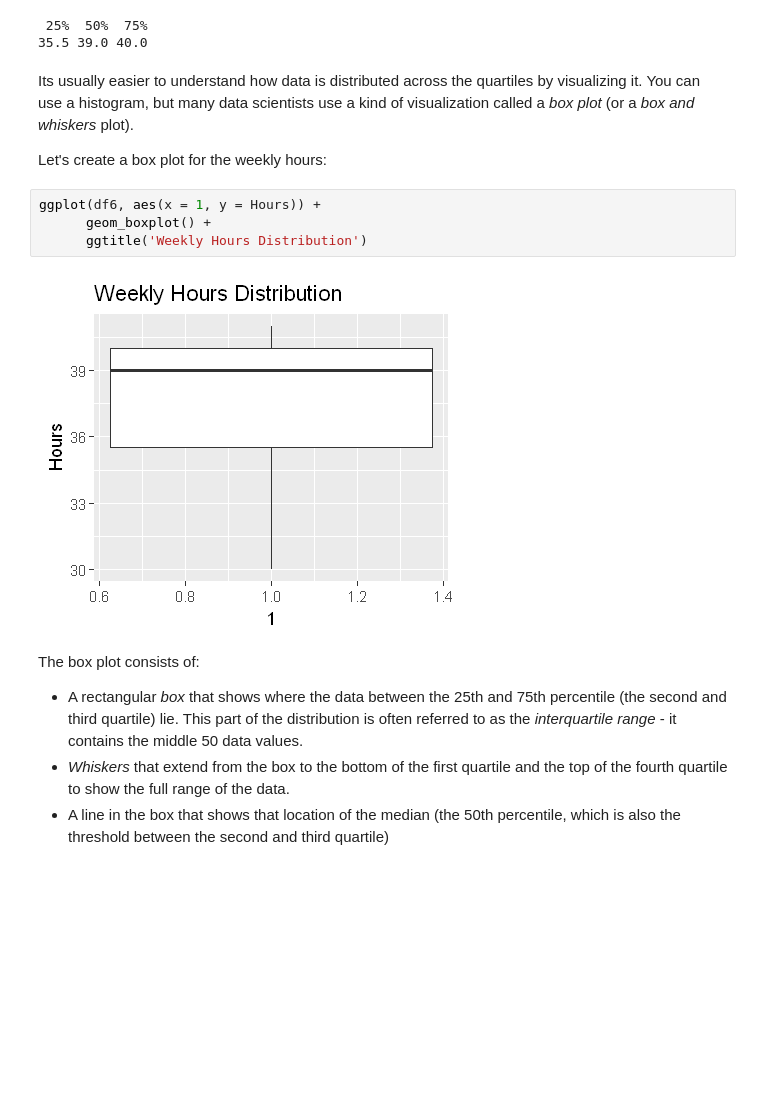
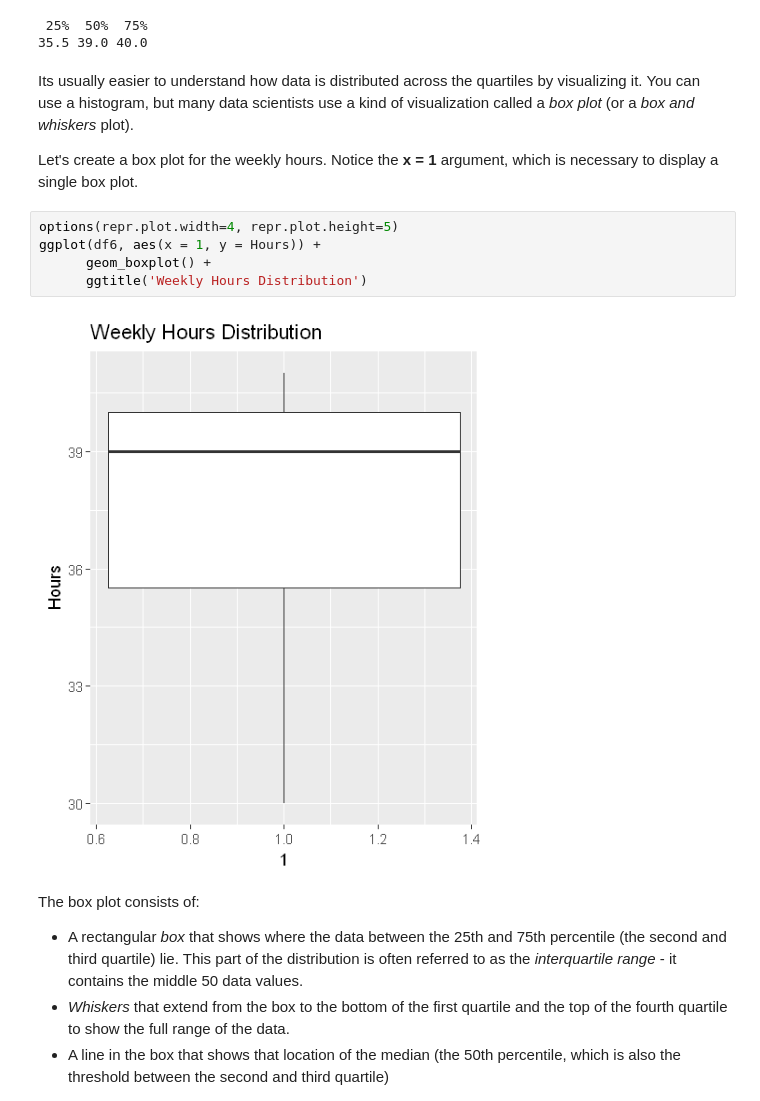
Before and after one commit to rsmct2011/Essential-Math-R, a Jupyter notebook: Module04/04-02-Statistics Fundamentals.ipynb, the cells around one changed output. Cells and saved outputs as stored; diff of their text form; blank space fills up the shorter version.

```diff
--- a/Module04/04-02-Statistics Fundamentals.ipynb
+++ b/Module04/04-02-Statistics Fundamentals.ipynb
@@ -345,13 +347,14 @@ quantile(df6$Hours, probs = c(0.25, 0.5, 0.75))
 # %% [markdown]
 Its usually easier to understand how data is distributed across the quartiles by visualizing it. You can use a histogram, but many data scientists use a kind of visualization called a *box plot* (or a *box and whiskers* plot).
 
-Let's create a box plot for the weekly hours:
+Let's create a box plot for the weekly hours. Notice the **x = 1** argument, which is necessary to display a single box plot.
 # %%
+options(repr.plot.width=4, repr.plot.height=5)
 ggplot(df6, aes(x = 1, y = Hours)) +
       geom_boxplot() +
       ggtitle('Weekly Hours Distribution')
 # %% [output]
-[figure, old version]
+[figure, new version]
 # %% [markdown]
 The box plot consists of:
 - A rectangular *box* that shows where the data between the 25th and 75th percentile (the second and third quartile) lie. This part of the distribution is often referred to as the *interquartile range* - it contains the middle 50 data values.
```
Also changed, not shown: parts of 20 cells of this notebook.
